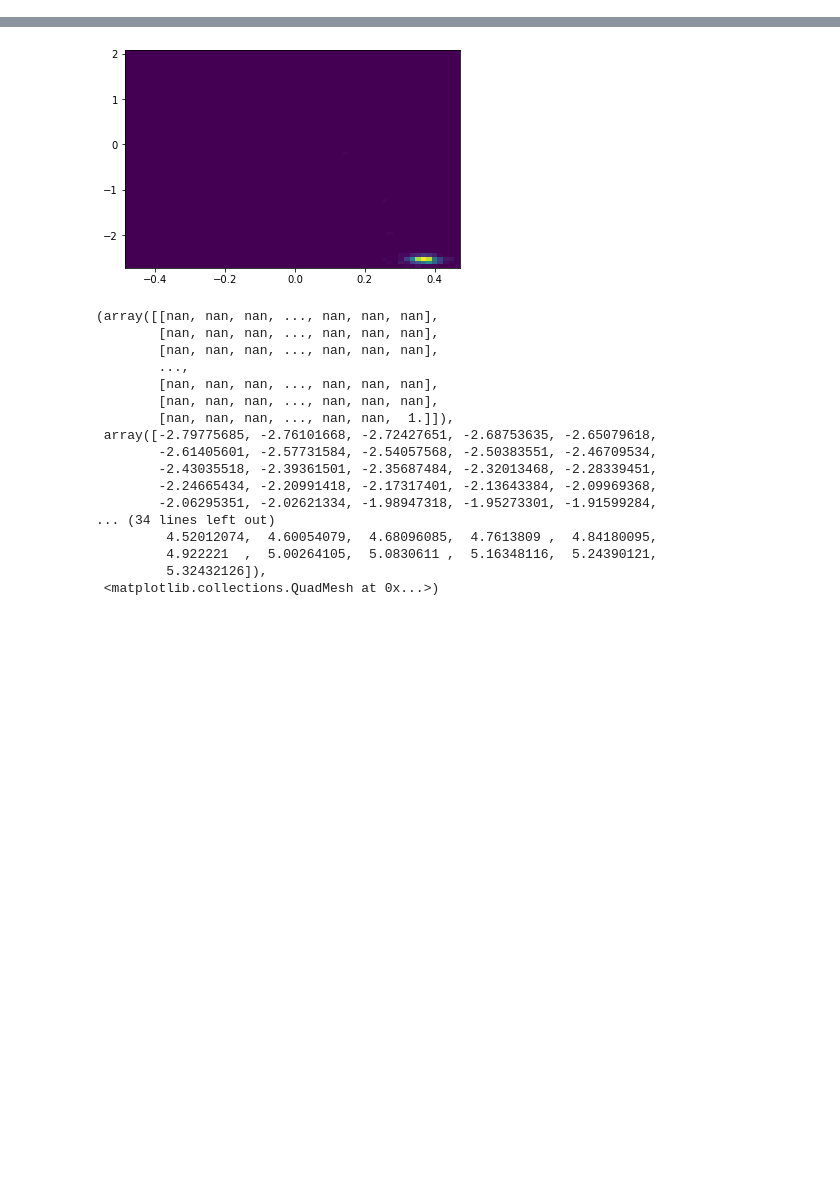
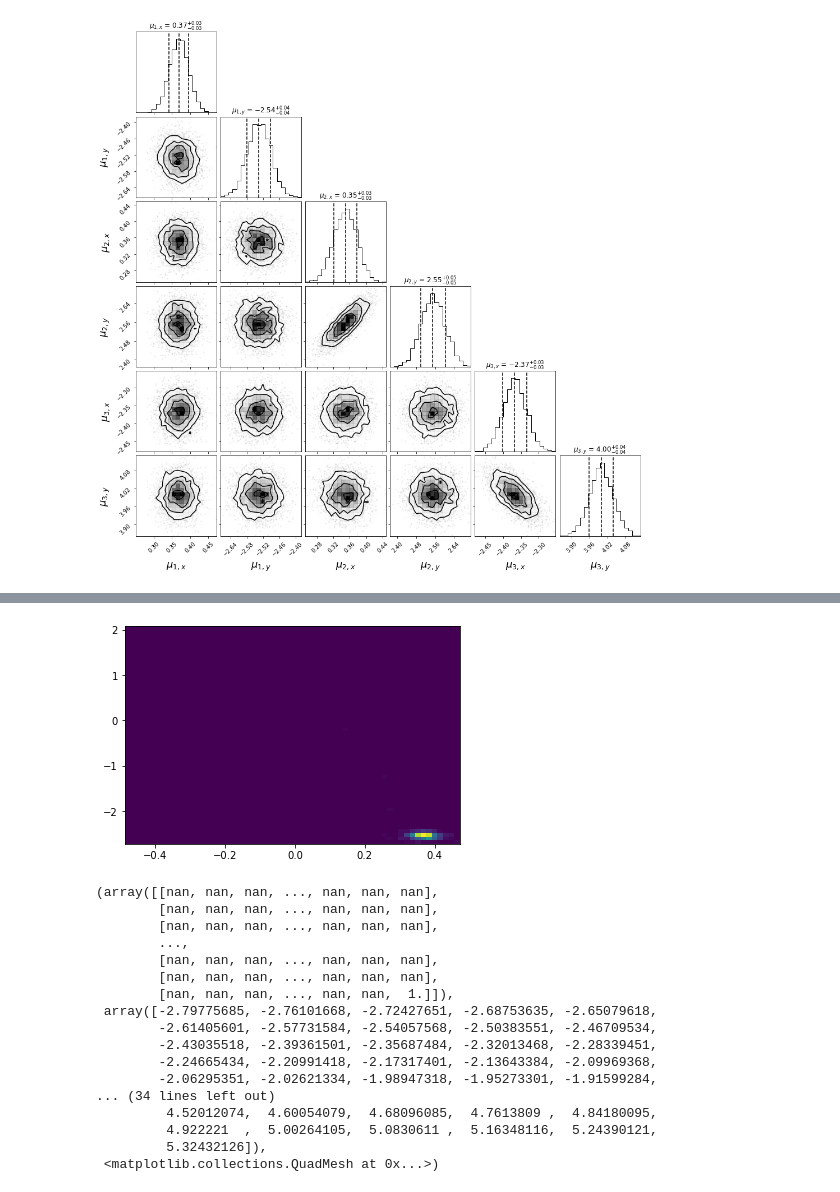
Before and after one commit to Wraithmat/Bayesian-Clustering, a Jupyter notebook: Visualizations/Visualization.ipynb, the cells around one changed output, grey strips where cells are left out. Drawn from its saved outputs; the diff is of its cells as text; code cells hidden in the pictures; blank space fills up the shorter version.

```diff
--- a/Visualizations/Visualization.ipynb
+++ b/Visualizations/Visualization.ipynb
@@ -43,0 +45,13 @@ plt.hist2d(np.hstack([mus[:,0,0], mus[:,1,0], mus[:,2,0]]),np.hstack([mus[:,0,1]
+# %%
+import corner
+gibbs = np.load('../data/gibbs_new_nothot.npy', allow_pickle=True).item()
+
+figure = corner.corner(np.array(gibbs['mus']).reshape(-1, 6)[100:],
+                       labels=["$\mu_{1,x}$", "$\mu_{1,y}$", "$\mu_{2,x}$", "$\mu_{2,y}$", "$\mu_{3,x}$", "$\mu_{3,y}$"],
+                       show_titles=True,
+                       title_fmt=".2f",
+                       quantiles=[0.16, 0.5, 0.84],
+                       title_kwargs={"fontsize": 12},
+                       label_kwargs={"fontsize":18})
+# %% [output]
+[figure, added]
```
Also changed, not shown: parts of 23 cells of this notebook.
